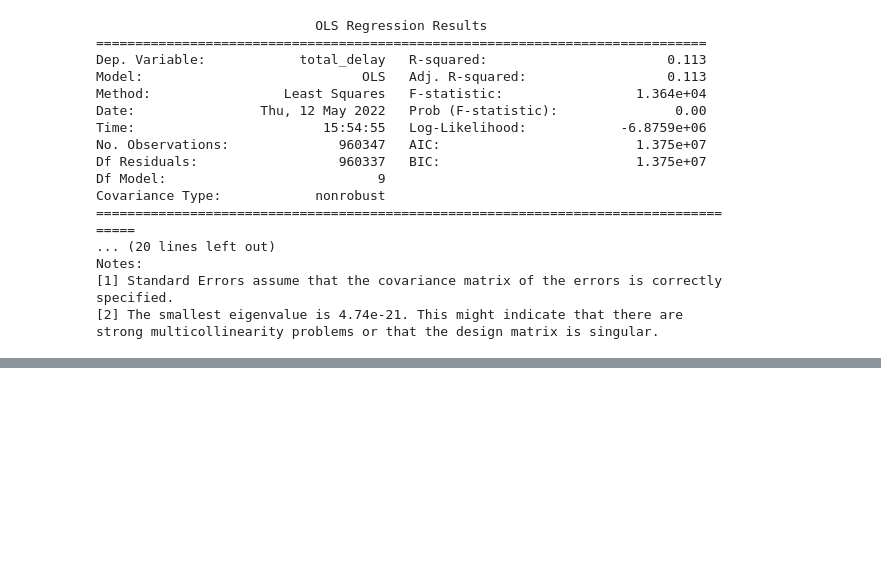
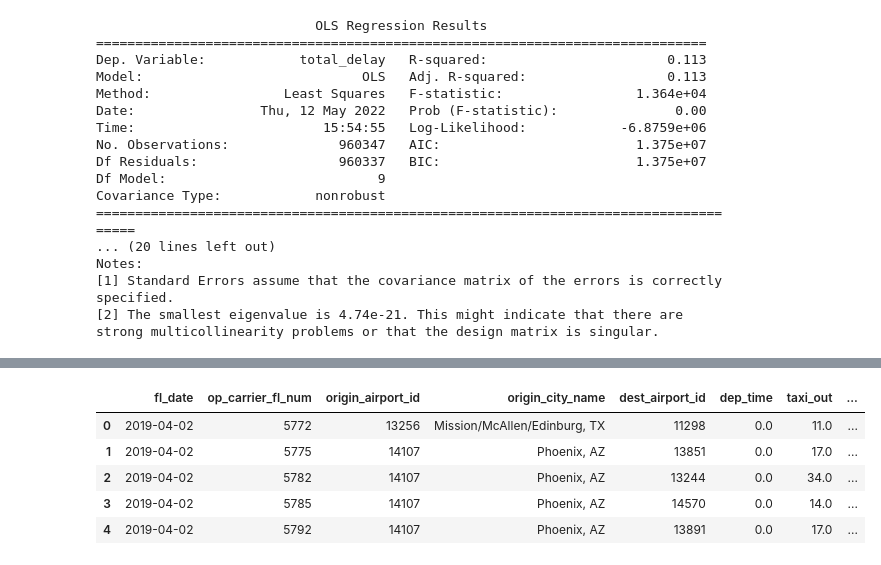
Before and after one commit to Leighson/lighthouse-midterm, a Jupyter notebook: Run-Through.ipynb, the cells around one changed output, grey strips where cells are left out. Cells and saved outputs as stored; diff of their text form; code cells hidden in the pictures; blank space fills up the shorter version.

```diff
--- a/Run-Through.ipynb
+++ b/Run-Through.ipynb
@@ -317,0 +417,10 @@ strong multicollinearity problems or that the design matrix is singular.
+# %%
+tweath = pd.merge(t, weath, on=['fl_date', 'origin_city_name', 'dep_time'], how='inner')
+tweath.head()
+# %% [output]
+|  | fl_date | op_carrier_fl_num | origin_airport_id | origin_city_name | dest_airport_id | dep_time | taxi_out | ... |
+| 0 | 2019-04-02 | 5772 | 13256 | Mission/McAllen/Edinburg, TX | 11298 | 0.0 | 11.0 | ... |
+| 1 | 2019-04-02 | 5775 | 14107 | Phoenix, AZ | 13851 | 0.0 | 17.0 | ... |
+| 2 | 2019-04-02 | 5782 | 14107 | Phoenix, AZ | 13244 | 0.0 | 34.0 | ... |
+| 3 | 2019-04-02 | 5785 | 14107 | Phoenix, AZ | 14570 | 0.0 | 14.0 | ... |
+| 4 | 2019-04-02 | 5792 | 14107 | Phoenix, AZ | 13891 | 0.0 | 17.0 | ... |
```
Also changed, not shown: parts of 24 cells of this notebook, 1 other file.
